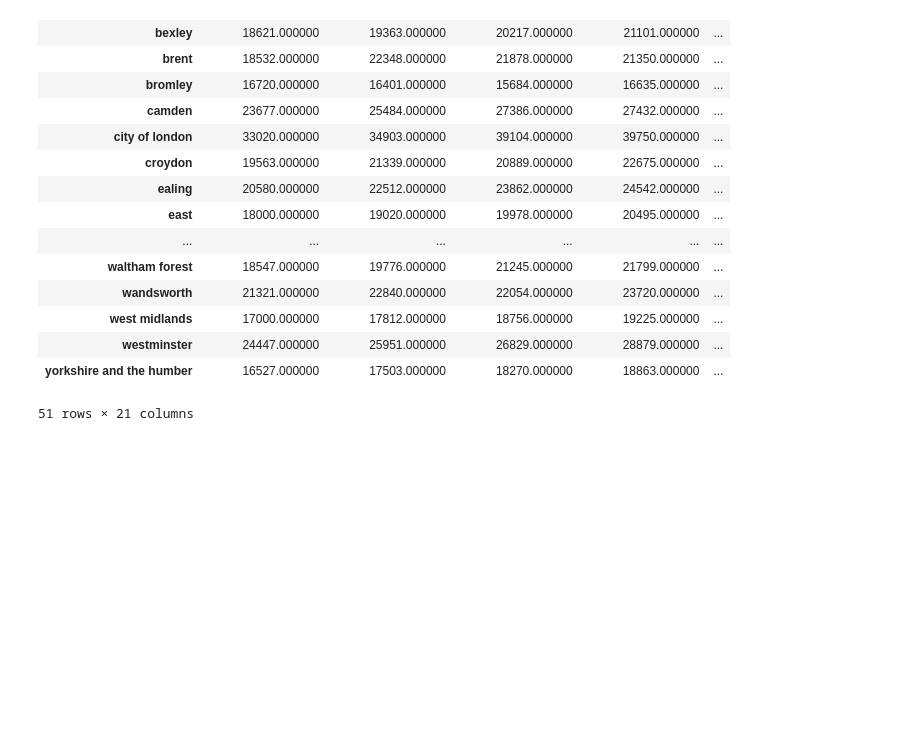
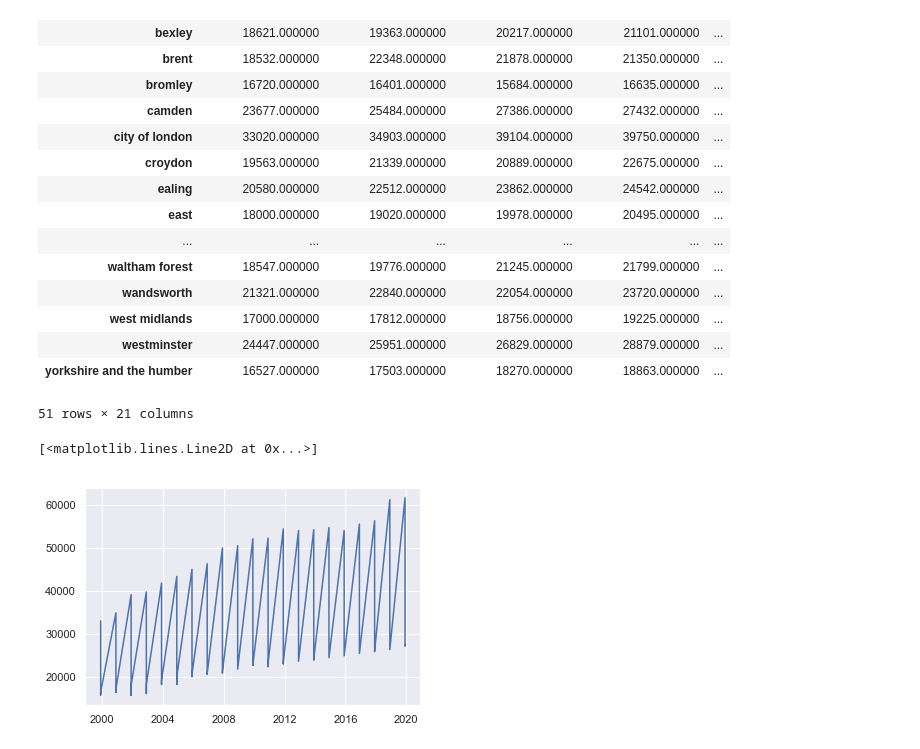
Before and after one commit to irwinmier96/Side_Projects, a Jupyter notebook: London House Prices/comparing_area_year_stats.ipynb, the cells around one changed output. Cells and saved outputs as stored; diff of their text form; code cells hidden in the pictures; blank space fills up the shorter version.

Commit message:
adding plots

```diff
--- a/London House Prices/comparing_area_year_stats.ipynb
+++ b/London House Prices/comparing_area_year_stats.ipynb
@@ -190,0 +188,10 @@ london_yearly_salary
+# %%
+sns.set()
+
+X = london_yearly_median.date
+y = london_yearly_median.median_salary
+
+plt.plot(X,y)
+# %% [output]
+[<matplotlib.lines.Line2D at 0x...>]
+[figure, added]
```
Also changed, not shown: parts of 3 cells of this notebook.
